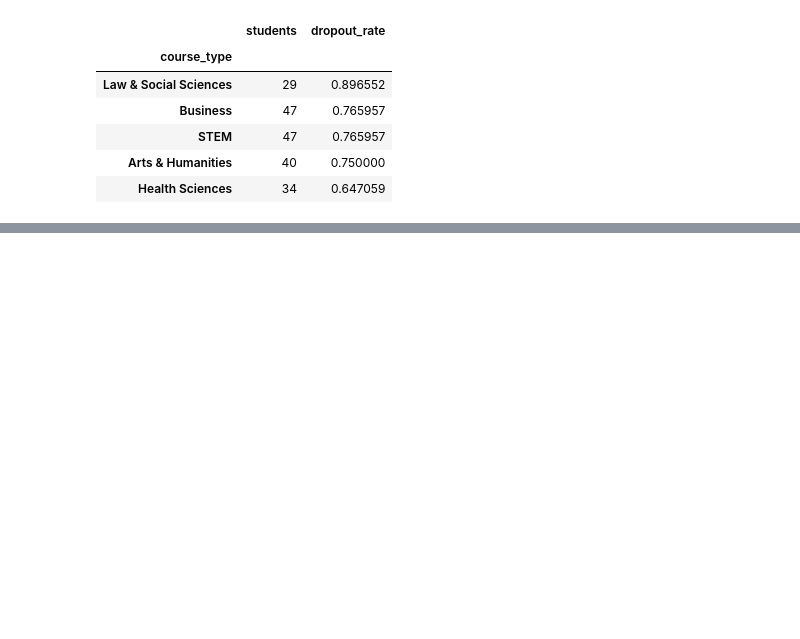
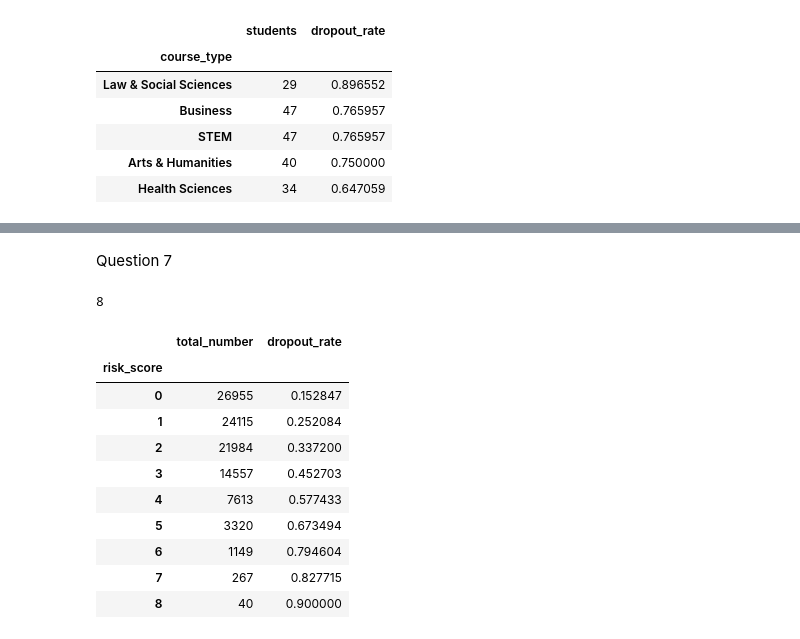
Before and after one commit to amr21ss/FoundationsCSProject, a Jupyter notebook: Abdelmawla_Submission_Notebook.ipynb, the cells around one changed output, grey strips where cells are left out. Drawn from its saved outputs; the diff is of its cells as text; code cells hidden in the pictures; blank space fills up the shorter version.

```diff
--- a/Abdelmawla_Submission_Notebook.ipynb
+++ b/Abdelmawla_Submission_Notebook.ipynb
@@ -142,0 +169,3 @@ See the caveats in the documentation: https://pandas.pydata.org/pandas-docs/stab
+# %%
+students['work_hours_group'] = pd.cut(students['weekly_work_hours'], bins=[-1, 0, 10, 20, 30, float('inf')], labels=['0','1-10', '11-20', '21-30', '31+'])
+students['work_hours_group']
@@ -142,0 +186,22 @@ See the caveats in the documentation: https://pandas.pydata.org/pandas-docs/stab
+# %% [markdown]
+Question 7
+# %%
+students['risk_score'] = ((students['tuition_up_to_date']==0)*2) + (students['stress_level']>=8) + (students['sleep_hours']<5) + ((students['part_time_job']) & (students['weekly_work_hours']>20)) + ((students['attendance_rate']<60)* 2 ) + (students['missed_deadlines']>3)
+students['risk_score'].min()
+students['risk_score'].max()
+# %% [output]
+8
+# %%
+students.groupby('risk_score').agg(total_number=('person_id','count'),dropout_rate=('dropout', 'mean'))
+# %% [output]
+|  | total_number | dropout_rate |
+| risk_score |  |  |
+| 0 | 26955 | 0.152847 |
+| 1 | 24115 | 0.252084 |
+| 2 | 21984 | 0.337200 |
+| 3 | 14557 | 0.452703 |
+| 4 | 7613 | 0.577433 |
+| 5 | 3320 | 0.673494 |
+| 6 | 1149 | 0.794604 |
+| 7 | 267 | 0.827715 |
+| 8 | 40 | 0.900000 |
```
Also changed, not shown: parts of 27 cells of this notebook, 1 other file.
